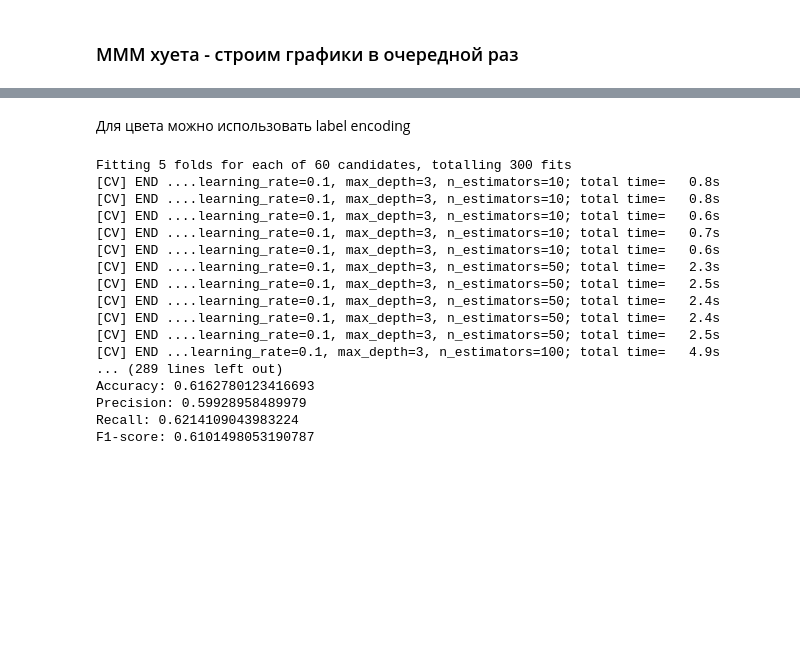
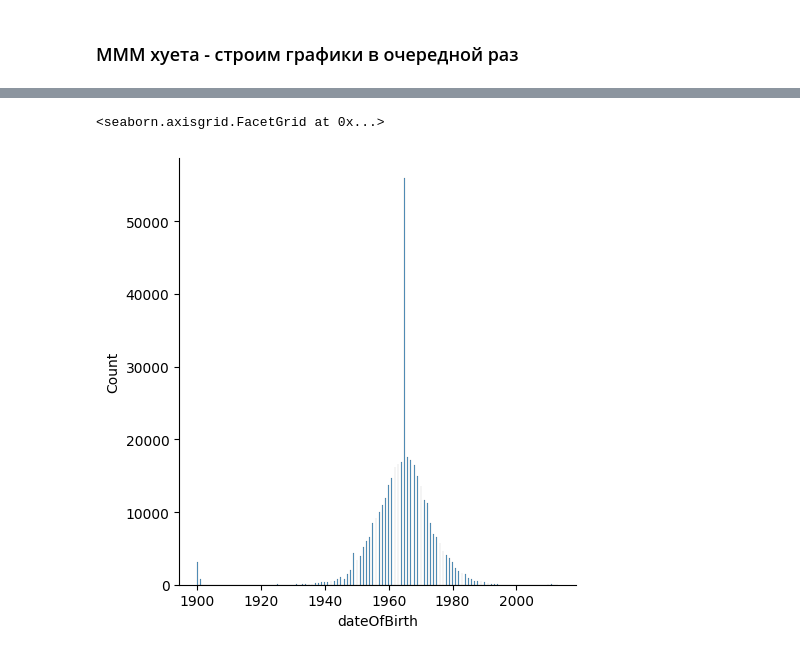
Before and after one commit to EfimowEgor/MMAD_DMC2014, a Jupyter notebook: EDA_v2.ipynb, the cells around one changed output, grey strips where cells are left out. Drawn from its saved outputs; the diff is of its cells as text; code cells hidden in the pictures; blank space fills up the shorter version.

```diff
--- a/EDA_v2.ipynb
+++ b/EDA_v2.ipynb
@@ -24,6 +30,7 @@ df.head()
 # %% [markdown]
 ### Поиск пропусков в данных.
 # %%
+df.replace('?', np.nan, inplace=True)
 has_null = df.isna().any()
 is_null = df.isna().sum()
 for col in df.columns:
@@ -146,10 +70,0 @@ scatters_rotated_labels(df, 'state', 'returnShipment')
-# %%
-def get_encoded(df, col_name):
-    encoder = OneHotEncoder(sparse=False)
-    encoder.fit(df[[col_name]])
-    tmp = pd.DataFrame(data=encoder.transform(df[[col_name]]), columns=encoder.get_feature_names_out())
-    df.drop(columns=[col_name], axis=1, inplace=True)
-    df = pd.concat([df.reset_index(drop=True), tmp], axis=1)
-    del tmp, encoder
-    return df
-df = get_encoded(df, 'state')
@@ -169,2 +70,0 @@ df.groupby('salutation').agg({'returnShipment': ['count', 'sum']}).assign(ratio=
-# %%
-df = get_encoded(df, 'salutation')
@@ -188,51 +71,6 @@ Index(['orderItemID', 'orderDate', 'deliveryDate', 'itemID', 'size', 'color',
-# %% [markdown]
-Для цвета можно использовать label encoding
-# %%
-from xgboost import XGBClassifier
-from sklearn.model_selection import train_test_split
-from sklearn.metrics import accuracy_score, precision_score, recall_score, f1_score
-from sklearn.model_selection import GridSearchCV
-X = df[['itemID',
-       'manufacturerID', 'price', 'customerID',
-       'year', 'month', 'ageHuman', 'ageAccount',
-       'state_Baden-Wuerttemberg', 'state_Bavaria', 'state_Berlin',
-       'state_Brandenburg', 'state_Bremen', 'state_Hamburg', 'state_Hesse',
-       'state_Lower Saxony', 'state_Mecklenburg-Western Pomerania',
-       'state_North Rhine-Westphalia', 'state_Rhineland-Palatinate',
-       'state_Saarland', 'state_Saxony', 'state_Saxony-Anhalt',
-       'state_Schleswig-Holstein', 'state_Thuringia', 'salutation_Company',
-       'salutation_Family', 'salutation_Mr', 'salutation_Mrs',
-       'salutation_not reported']]
-y = df['returnShipment']
-param_grid = {'learning_rate': [0.1, 0.01, 0.001, 0.03],
-              'max_depth': [3, 5, 7],
-              'n_estimators': [10, 50, 100, 150, 200]
-              }
-X_train, X_test, y_train, y_test = train_test_split(X, y, test_size=0.2)
-model = XGBClassifier(n_estimators=100, objective='binary:logistic')
-grid_search = GridSearchCV(estimator=model, param_grid=param_grid, cv=5, verbose=2)
-grid_search.fit(X_train, y_train)
-best_estimator = grid_search.best_estimator_
-y_pred = best_estimator.predict(X_test)
-print("Accuracy:", accuracy_score(y_test, y_pred))
-print("Precision:", precision_score(y_test, y_pred))
-print("Recall:", recall_score(y_test, y_pred))
-print("F1-score:", f1_score(y_test, y_pred))
-# %% [output]
-Fitting 5 folds for each of 60 candidates, totalling 300 fits
-[CV] END ....learning_rate=0.1, max_depth=3, n_estimators=10; total time=   0.8s
-[CV] END ....learning_rate=0.1, max_depth=3, n_estimators=10; total time=   0.8s
-[CV] END ....learning_rate=0.1, max_depth=3, n_estimators=10; total time=   0.6s
-[CV] END ....learning_rate=0.1, max_depth=3, n_estimators=10; total time=   0.7s
-[CV] END ....learning_rate=0.1, max_depth=3, n_estimators=10; total time=   0.6s
-[CV] END ....learning_rate=0.1, max_depth=3, n_estimators=50; total time=   2.3s
-[CV] END ....learning_rate=0.1, max_depth=3, n_estimators=50; total time=   2.5s
-[CV] END ....learning_rate=0.1, max_depth=3, n_estimators=50; total time=   2.4s
-[CV] END ....learning_rate=0.1, max_depth=3, n_estimators=50; total time=   2.4s
-[CV] END ....learning_rate=0.1, max_depth=3, n_estimators=50; total time=   2.5s
-[CV] END ...learning_rate=0.1, max_depth=3, n_estimators=100; total time=   4.9s
-... (289 lines left out)
-Accuracy: 0.6162780123416693
-Precision: 0.59928958489979
-Recall: 0.6214109043983224
-F1-score: 0.6101498053190787
+# %%
+sns.displot(df['dateOfBirth'].dt.year)
+# steam moment
+# %% [output]
+<seaborn.axisgrid.FacetGrid at 0x...>
+[figure, added]
```
Also changed, not shown: parts of 50 cells of this notebook, 3 other files.
